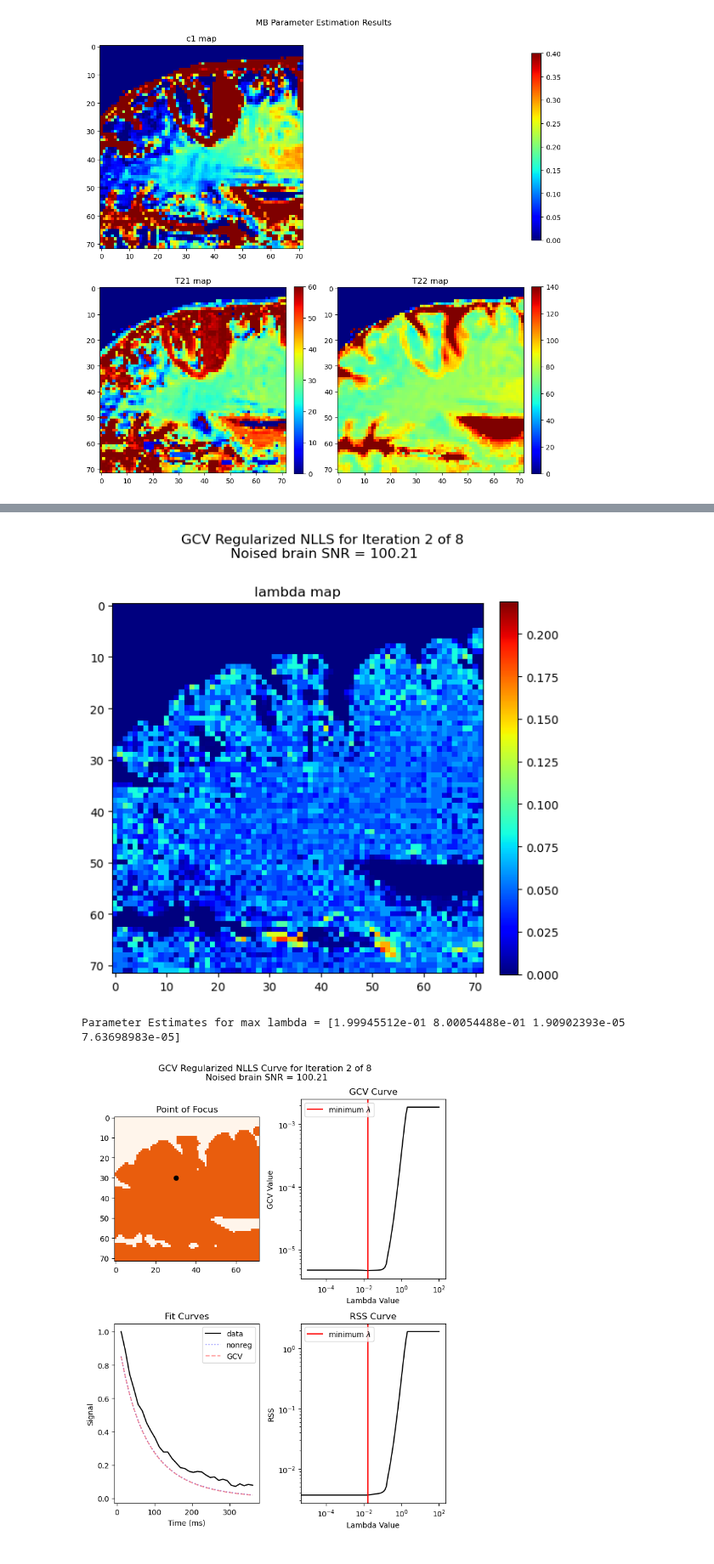
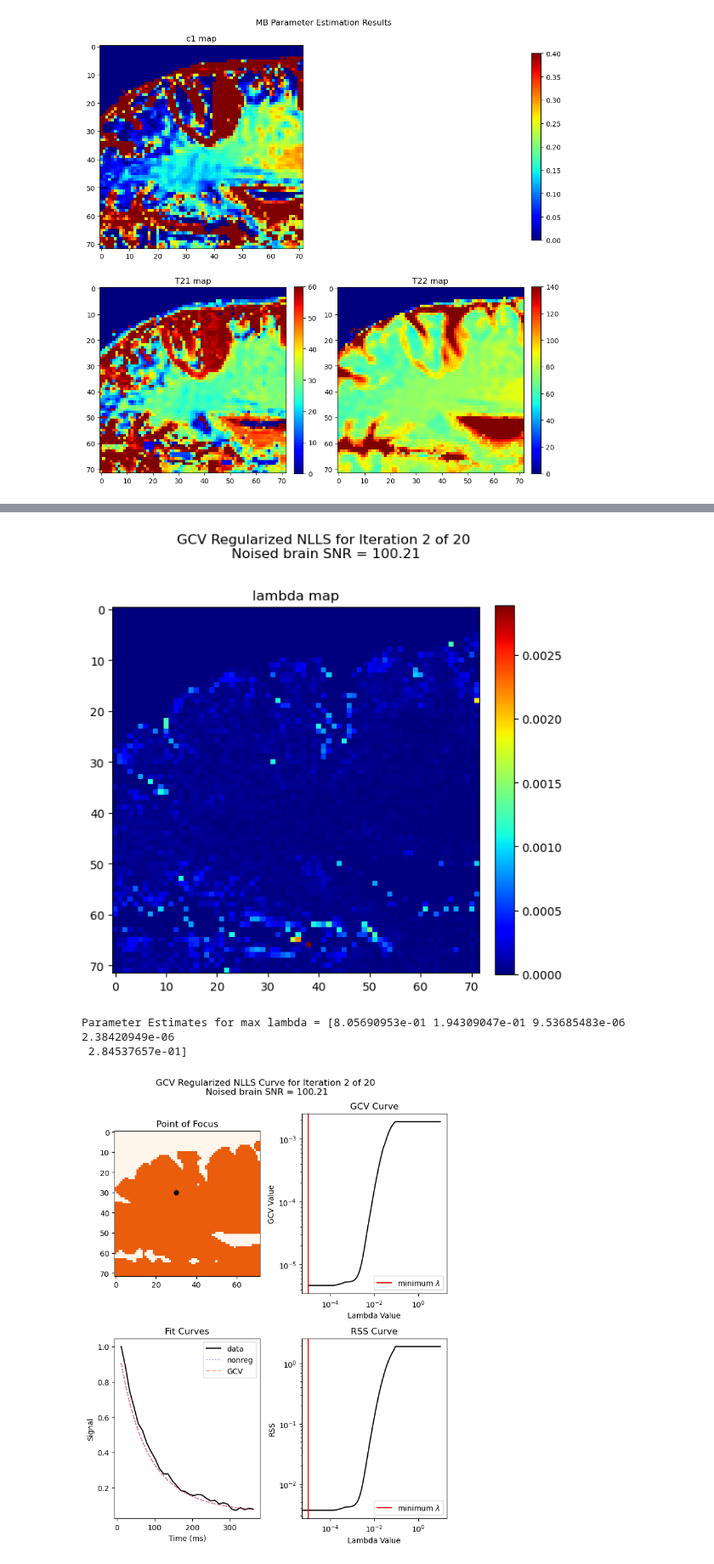
Before and after one commit to Griffin997/Regularization, a Jupyter notebook: EstimateP_ProcessExperiments.ipynb, the cells around one changed output, grey strips where cells are left out. Shown at 85% size. Drawn from its saved outputs; the diff is of its cells as text; code cells hidden in the pictures.

```diff
--- a/EstimateP_ProcessExperiments.ipynb
+++ b/EstimateP_ProcessExperiments.ipynb
@@ -31,12 +31,12 @@ import pandas as pd
 # %%
 #Initial Trial Data is Stored on 17Jan23
 
-data_date_oi = "02Feb23"
-series_tag = "SNR_100_subsection_halfC_lowT22_hiLam_" + data_date_oi
+data_date_oi = "27Feb23"
+series_tag = "SNR_100_subsection_halfC_2000T22_" + data_date_oi
 
 #gold_standard
-gs_date_oi = "02Feb23"
-gs_series_tag = "NoNoise_subsection_halfC_lowT22_hiLam_" + gs_date_oi
+gs_date_oi = "15Mar23"
+gs_series_tag = "NoNoise_subsection_halfC_2000T22_" + gs_date_oi
 
 plot_parameter_maps = True
 
@@ -45,7 +45,6 @@ eval_orc_avg = True
 eval_minErr = True
 eval_GCV = True
 
-
 post_normalize_data = True
 # %% [markdown]
 # Define Parameters
@@ -129,6 +128,10 @@ assert(gs_add_noise == False)
 # Two parameter definition of s(t) with regularization parameter lambda
 def G(t, con_1, con_2, tau_1, tau_2):
     function = con_1*np.exp(-t/tau_1) + con_2*np.exp(-t/tau_2)
+    return function
+
+def G_off(t, con_1, con_2, tau_1, tau_2, offSet):
+    function = con_1*np.exp(-t/tau_1) + con_2*np.exp(-t/tau_2) + offSet
     return function
 
 def G_tilde(lam, SA = 1):
@@ -197,21 +200,12 @@ def cov_matrix(con1, con2, tau1, tau2, SNR):
     covariance = np.linalg.inv(jacobians)
     return (noise_sd**2)*covariance
 
-def check_param_order(popt):
-    #Reshaping of array to ensure that the parameter pairs all end up in the appropriate place - ensures that T22 > T21
-    if (popt[-1] < popt[-2]): #We want by convention to make sure that T21 is <= T22
-        for pi in range(np.size(popt)//2):
-            p_hold = popt[2*pi]
-            popt[2*pi] = popt[2*pi+1]
-            popt[2*pi+1] = p_hold
-    return popt
-
 def calc_improvement(old, new):
     return (old - new)/old
 
 def post_normalize(object):
     initial_shape = object.shape
-    stacked_params = np.reshape(object, (-1,4))
+    stacked_params = np.reshape(object, (-1, initial_shape[-1]))
     scaled_params = np.ones(stacked_params.shape)*np.NAN
     coeficients = stacked_params[:,0]+stacked_params[:,1]
     coeficients = np.where(coeficients == 0, 1-coeficients, coeficients) #to avoid dividing by zero
@@ -271,11 +265,13 @@ def get_GCV_value(params, RSS, lamb):
 
 def pull_GCV(est_combos, RSS_combos, lambda_array):
 
+    #GCV only uses the four main parameters and doesn't consider the offset term
+
     n_vert, n_hori = est_combos.shape[0:2]
 
     GCV_hold_values = np.zeros(len(lambda_array))
     GCV_final_lam = np.zeros((n_vert, n_hori))
-    GCV_final_params = np.zeros((n_vert, n_hori, 4))
+    GCV_final_params = np.zeros((n_vert, n_hori, est_combos.shape[-1]))
     GCV_curves = np.zeros((n_vert, n_hori, len(lambda_array)))
 
     for i_vert in range(n_vert): #Loop through all verticle indicies
@@ -285,7 +281,7 @@ def pull_GCV(est_combos, RSS_combos, lambda_array):
             count_singular = 0
 
             for iLam in range(len(lambda_array)):    #Loop through all lambda values
-                one_param_combo = est_combos[i_vert, i_hori, iLam, :]
+                one_param_combo = est_combos[i_vert, i_hori, iLam, 0:4]
                 one_param_RSS = RSS_combos[i_vert, i_hori, iLam]
                 if lambda_array[iLam] == 0:
                     GCV_hold_values[iLam] = np.inf
@@ -310,11 +306,13 @@ def pull_GCV(est_combos, RSS_combos, lambda_array):
 # %%
 def prepare_data(n_iterations, series_tag, n_v = n_vert, n_h = n_hori, n_lam = n_lambdas):
 
-    all_GCV_estimates = np.zeros((n_iterations, n_v, n_h, 4))
+    n_par = 5 #Change this if there is a number of paramters issue
+
+    all_GCV_estimates = np.zeros((n_iterations, n_v, n_h, n_par))
     all_GCV_curves = np.zeros((n_iterations, n_v, n_h, n_lam))
     all_GCV_lambdas = np.zeros((n_iterations, n_v, n_h))
-    all_nonreg_estimates = np.zeros((n_iterations, n_v, n_h, 4))
-    all_reg_estimates = np.zeros((n_iterations, n_v, n_h, n_lam, 4))
+    all_nonreg_estimates = np.zeros((n_iterations, n_v, n_h, n_par))
+    all_reg_estimates = np.zeros((n_iterations, n_v, n_h, n_lam, n_par))
     all_RSS = np.zeros((n_iterations, n_v, n_h, n_lam))
     all_data = np.zeros((n_iterations, n_v, n_h, n_elements))
 
@@ -341,7 +339,7 @@ def prepare_data(n_iterations, series_tag, n_v = n_vert, n_h = n_hori, n_lam = n
         indices_rs = indices_rs[:,0,:]
 
         #Initialize properly sized arrays
-        ordered_estimates = np.zeros((n_v, n_h,n_lam,4))
+        ordered_estimates = np.zeros((n_v, n_h,n_lam, n_par))
         ordered_RSS = np.zeros((n_v, n_h,n_lam))
         ordered_noiseyDat = np.zeros((n_v, n_h, n_elements))
 
@@ -533,7 +536,7 @@ fig.colorbar(imc1, ax=ax, fraction=0.046, pad=0.04)
 
 plt.show()
 # %% [output]
-[figure, old version]
+[figure, new version]
 # %%
 rep_pointX = n_hori//7*3
 rep_pointY = n_vert//7*3
@@ -547,37 +550,38 @@ fig.suptitle(f'GCV Regularized NLLS Curve for Iteration {iter_oi+1} of {n_iterat
 imc1 = ax[0,0].imshow(all_nonreg_estimates[iter_oi,:,:,0]>0, cmap = 'Oranges', vmin = 0, vmax = 1.5)
 imc1 = ax[0,0].plot(rep_pointX, rep_pointY, color = 'k', marker = 'o')
 ax[0,0].set_title('Point of Focus')
 
 ax[0,1].loglog(lambdas, all_GCV_curves[iter_oi, rep_pointX, rep_pointY,:], color = 'k')
 ax[0,1].axvline(x = all_GCV_lambdas[iter_oi, rep_pointX, rep_pointY], color = 'r', label = r'minimum $\lambda$')
 # ax[0,1].plot(lambdas[high_reg_val], all_GCV_curves[iter_oi, rep_pointX, rep_pointY,high_reg_val], marker = 'o', color = 'g', label = "Ex. reg curve" , ls = '')
 ax[0,1].set_title('GCV Curve')
 ax[0,1].set_ylabel('GCV Value')
 ax[0,1].set_xlabel('Lambda Value')
 ax[0,1].legend()
 
 ax[1,1].loglog(lambdas, all_RSS[iter_oi, rep_pointX, rep_pointY,:], color = 'k')
 ax[1,1].axvline(x = all_GCV_lambdas[iter_oi, rep_pointX, rep_pointY], color = 'r', label = r'minimum $\lambda$')
 # ax[1,1].plot(lambdas[high_reg_val], all_RSS[iter_oi, rep_pointX, rep_pointY, high_reg_val], marker = 'o', color = 'g', label = "Ex. reg curve", ls = '')
 ax[1,1].set_title('RSS Curve')
 ax[1,1].set_ylabel('RSS')
 ax[1,1].set_xlabel('Lambda Value')
 ax[1,1].legend()
 
 
 ax[1,0].plot(tdata, all_data[iter_oi, rep_pointX, rep_pointY, :], color = 'k', label = "data")
-ax[1,0].plot(tdata, G(tdata, *all_nonreg_estimates[iter_oi, rep_pointX, rep_pointY, :]), label = "nonreg", alpha = 0.4, ls = ":", color = 'b')
-ax[1,0].plot(tdata, G(tdata, *all_GCV_estimates[iter_oi, rep_pointX, rep_pointY, :]), label = "GCV", alpha = 0.4, ls = "--", color = 'r')
+ax[1,0].plot(tdata, G_off(tdata, *all_nonreg_estimates[iter_oi, rep_pointX, rep_pointY, :]), label = "nonreg", alpha = 0.4, ls = ":", color = 'b')
+ax[1,0].plot(tdata, G_off(tdata, *all_GCV_estimates[iter_oi, rep_pointX, rep_pointY, :]), label = "GCV", alpha = 0.4, ls = "--", color = 'r')
 # ax[1,0].plot(tdata, G(tdata, *all_reg_estimates[iter_oi, rep_pointX, rep_pointY, high_reg_val, :]), label = f"Ex. reg " + r'$\lambda$' + f" = {lambdas[high_reg_val]:.2f}", color = 'g')
 ax[1,0].set_xlabel('Time (ms)')
 ax[1,0].set_ylabel('Signal')
 ax[1,0].set_title("Fit Curves")
 ax[1,0].legend()
 
 plt.show()
 # %% [output]
-Parameter Estimates for max lambda = [1.99945512e-01 8.00054488e-01 1.90902393e-05 7.63698983e-05]
+Parameter Estimates for max lambda = [8.05690953e-01 1.94309047e-01 9.53685483e-06 2.38420949e-06
+ 2.84537657e-01]
-[figure, old version]
+[figure, new version]
 # %%
 test_pointsX = [n_hori//7*3, 40, 45, 47]
 test_pointsY = [n_vert//7*3, 20, 25, 25]
```
Also changed, not shown: parts of 13 cells of this notebook, 1 other file.
